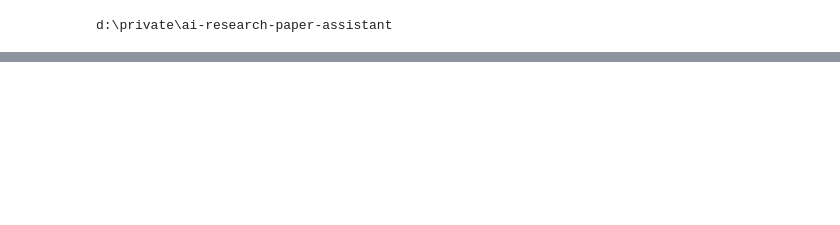
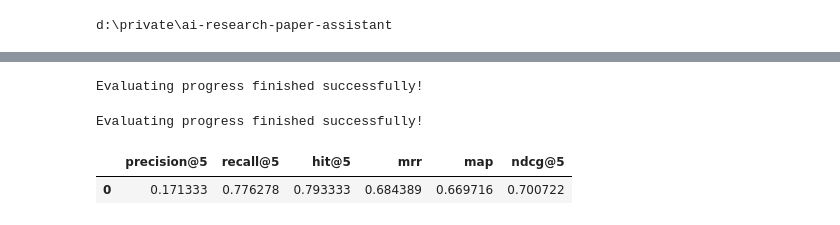
Before and after one commit to luannt1010/ai-research-paper-assistant, a Jupyter notebook: notebooks/benchmark.ipynb, the cells around one changed output, grey strips where cells are left out. Saved outputs shown, nothing was run; the diff lists cells and outputs as text; code cells hidden in the pictures; blank space fills up the shorter version.

```diff
--- a/notebooks/benchmark.ipynb
+++ b/notebooks/benchmark.ipynb
@@ -48,0 +70,2 @@ db.insert(documents, all_embeddings)
+# %%
+hybrid_retriever.fit() #bm25 needs be fitted
@@ -148,0 +209,16 @@ print(get_summary())
+# %%
+results_hybrid_rerank = await evaluator_hybrid_rerank.evaluate(queries, qrels, eval_data_hybrid_rerank, context_gen_metrics=context_gen_metrics, retrieve_metrics=retrieve_metrics, candidate_k=CANDIDATE_K, top_k=TOP_K)
+# %% [output]
+Evaluating progress finished successfully!
+# %%
+results_hybrid_rerank = await evaluator_hybrid_rerank.evaluate(queries, qrels, eval_data_hybrid_rerank, context_gen_metrics=[], retrieve_metrics=retrieve_metrics, candidate_k=CANDIDATE_K, top_k=TOP_K)
+# %% [output]
+Evaluating progress finished successfully!
+# %%
+context_gen_results = results_hybrid_rerank["context_gen_quality"]
+retrieve_results = results_hybrid_rerank["retrieve_quality"]
+
+retrieve_results
+# %% [output]
+|  | precision@5 | recall@5 | hit@5 | mrr | map | ndcg@5 |
+| 0 | 0.171333 | 0.776278 | 0.793333 | 0.684389 | 0.669716 | 0.700722 |
```
Also changed, not shown: parts of 29 cells of this notebook, 3 other files.
